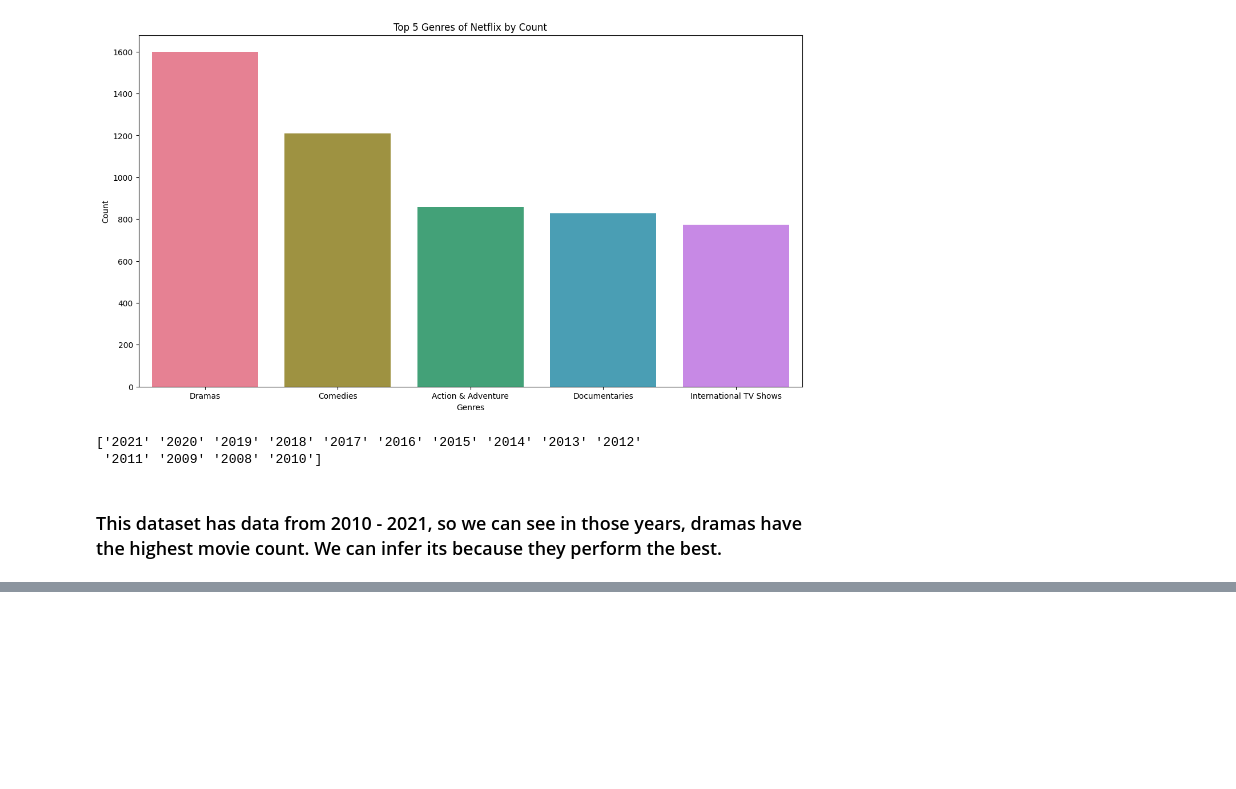
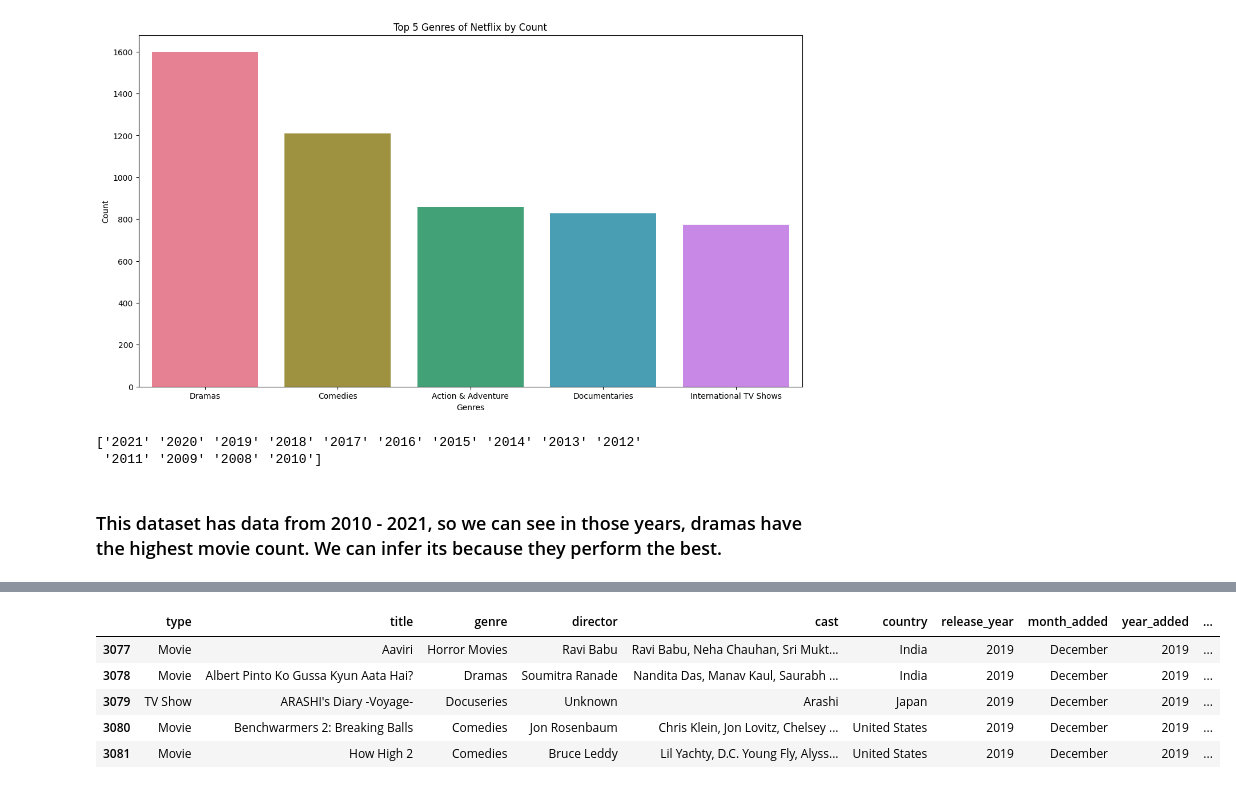
Before and after one commit to 17aabbas/Netflix-EDA, a Jupyter notebook: Netflix_eda.ipynb, the cells around one changed output, grey strips where cells are left out. Saved outputs shown, nothing was run; the diff lists cells and outputs as text; code cells hidden in the pictures; blank space fills up the shorter version.

```diff
--- a/Netflix_eda.ipynb
+++ b/Netflix_eda.ipynb
@@ -227,0 +253,10 @@ print(unique_years)
+# %%
+data_2019 = data[data['year_added'] == '2019']
+data_2019.head()
+# %% [output]
+|  | type | title | genre | director | cast | country | release_year | month_added | year_added | ... |
+| 3077 | Movie | Aaviri | Horror Movies | Ravi Babu | Ravi Babu, Neha Chauhan, Sri Mukt... | India | 2019 | December | 2019 | ... |
+| 3078 | Movie | Albert Pinto Ko Gussa Kyun Aata Hai? | Dramas | Soumitra Ranade | Nandita Das, Manav Kaul, Saurabh ... | India | 2019 | December | 2019 | ... |
+| 3079 | TV Show | ARASHI's Diary -Voyage- | Docuseries | Unknown | Arashi | Japan | 2019 | December | 2019 | ... |
+| 3080 | Movie | Benchwarmers 2: Breaking Balls | Comedies | Jon Rosenbaum | Chris Klein, Jon Lovitz, Chelsey ... | United States | 2019 | December | 2019 | ... |
+| 3081 | Movie | How High 2 | Comedies | Bruce Leddy | Lil Yachty, D.C. Young Fly, Alyss... | United States | 2019 | December | 2019 | ... |
```
Also changed, not shown: parts of 7 cells of this notebook.
